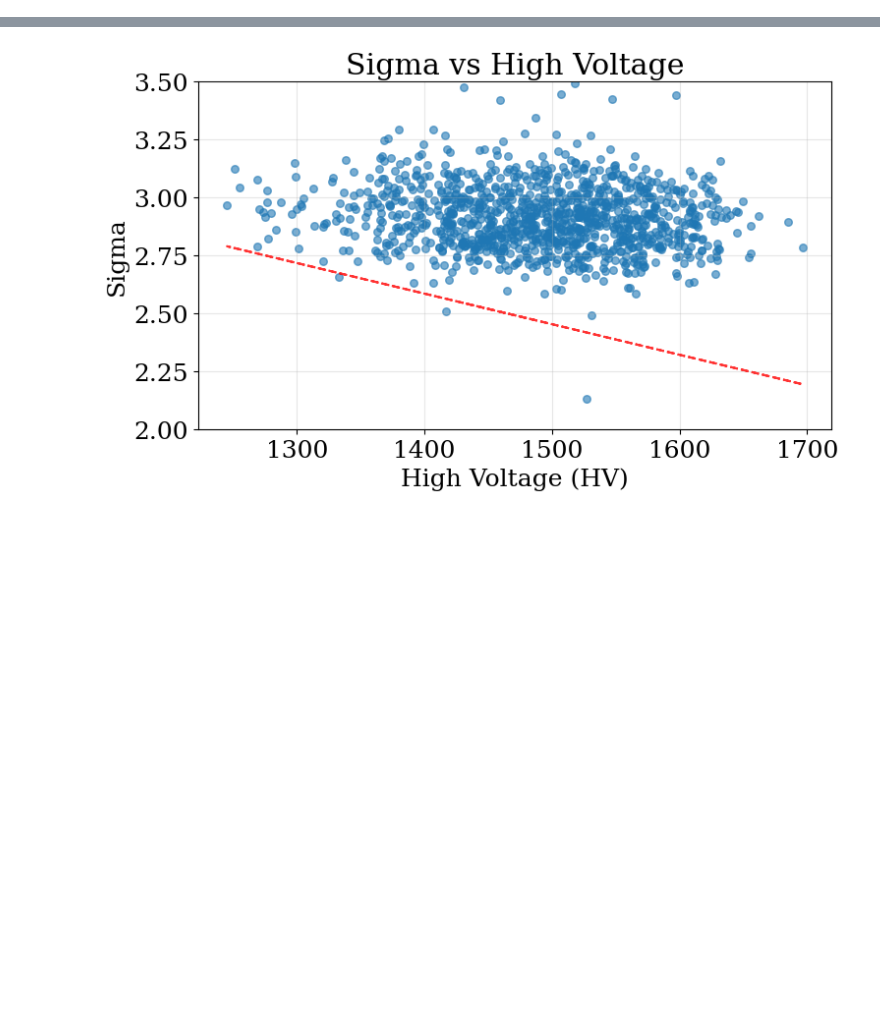
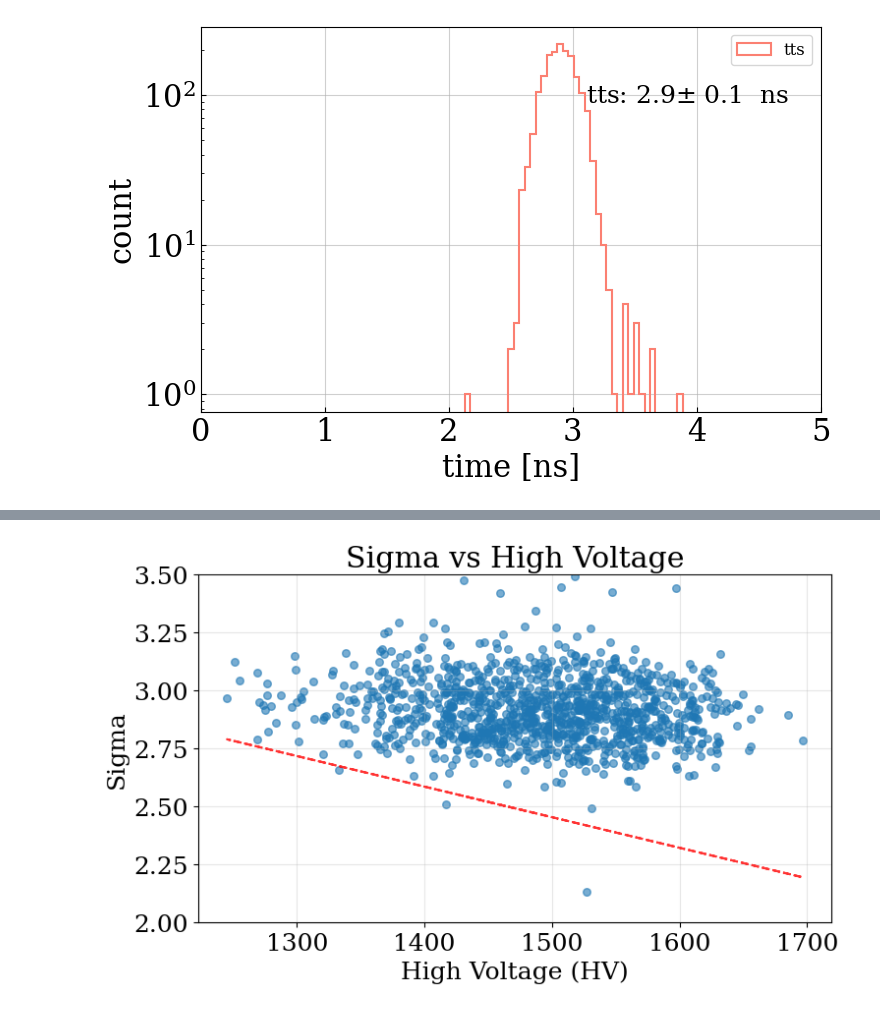
Before and after one commit to narayan-paudel/upgrade-scripts, a Jupyter notebook: plot_tts_vs_hv_degg.ipynb, the cells around one changed output, grey strips where cells are left out. Drawn from its saved outputs; the diff is of its cells as text; code cells hidden in the pictures; blank space fills up the shorter version.

```diff
--- a/plot_tts_vs_hv_degg.ipynb
+++ b/plot_tts_vs_hv_degg.ipynb
@@ -69,9 +67,9 @@ for ifile in file_list:
     # print([ielt["meas_date"] for ielt in hv_data if ielt["pmt_name"]==pmt_name][0],str(time),[ielt["meas_date"] for ielt in hv_data if ielt["pmt_name"]==pmt_name][0]==str(time))
     hv = [float(ielt["voltage"][:-1]) for ielt in hv_data if ielt["pmt_name"]==pmt_name and str(ielt["meas_date"]) == str(time)]
     hv_value = hv[0] if len(hv) > 0 else None
-    print(hv_value)
+    # print(hv_value)
     # print(hv)
-    if sigma > 40:
+    if sigma < 1:
         print(f"sigma {sigma} in {ifile}")
 
 
@@ -113,0 +171,18 @@ None
+# %%
+def plot_transit_time_spread_histogram(transit_times_spread, plot_name,bins=200,xlim=[0,1]) -> None:
+    fig = plt.figure(figsize=(8,5))
+    gs = gridspec.GridSpec(nrows=1,ncols=1)
+    ax = fig.add_subplot(gs[0])
+    ax.hist(transit_times_spread, bins=bins,histtype='step',color=colorsCustom[2],linewidth=1.5 ,label=r'tts', alpha=1)
+    ax.tick_params(axis='both',which='both', direction='in', labelsize=22)
+    ax.set_xlabel(r"time [ns]", fontsize=22)
+    ax.set_ylabel(r"count", fontsize=22)
+    ax.set_yscale('log')
+    ax.text(0.95, 0.85, fr"tts: {np.mean(transit_times_spread):.1f}"+r"$\pm$" + fr" {np.std(transit_times_spread):.1f}  ns", transform=ax.transAxes, ha='right', va='top')
+    ax.grid(True,alpha=0.6)
+    ax.set_xlim(xlim[0],xlim[1])
+    ax.legend(fontsize=12,ncols=1)
+    plt.savefig(plot_name+".png",transparent=False,bbox_inches='tight')
+    plt.savefig(plot_name+".pdf",transparent=False,bbox_inches='tight')
+    plt.show()
+    # plt.close()
@@ -113,0 +191,4 @@ None
+# %%
+plot_transit_time_spread_histogram(sigma_list, f"{plotFolder}/degg_tts_histogram", bins=40, xlim=[0,5])
+# %% [output]
+[figure, added]
```
Also changed, not shown: parts of 15 cells of this notebook, 12 other files.
